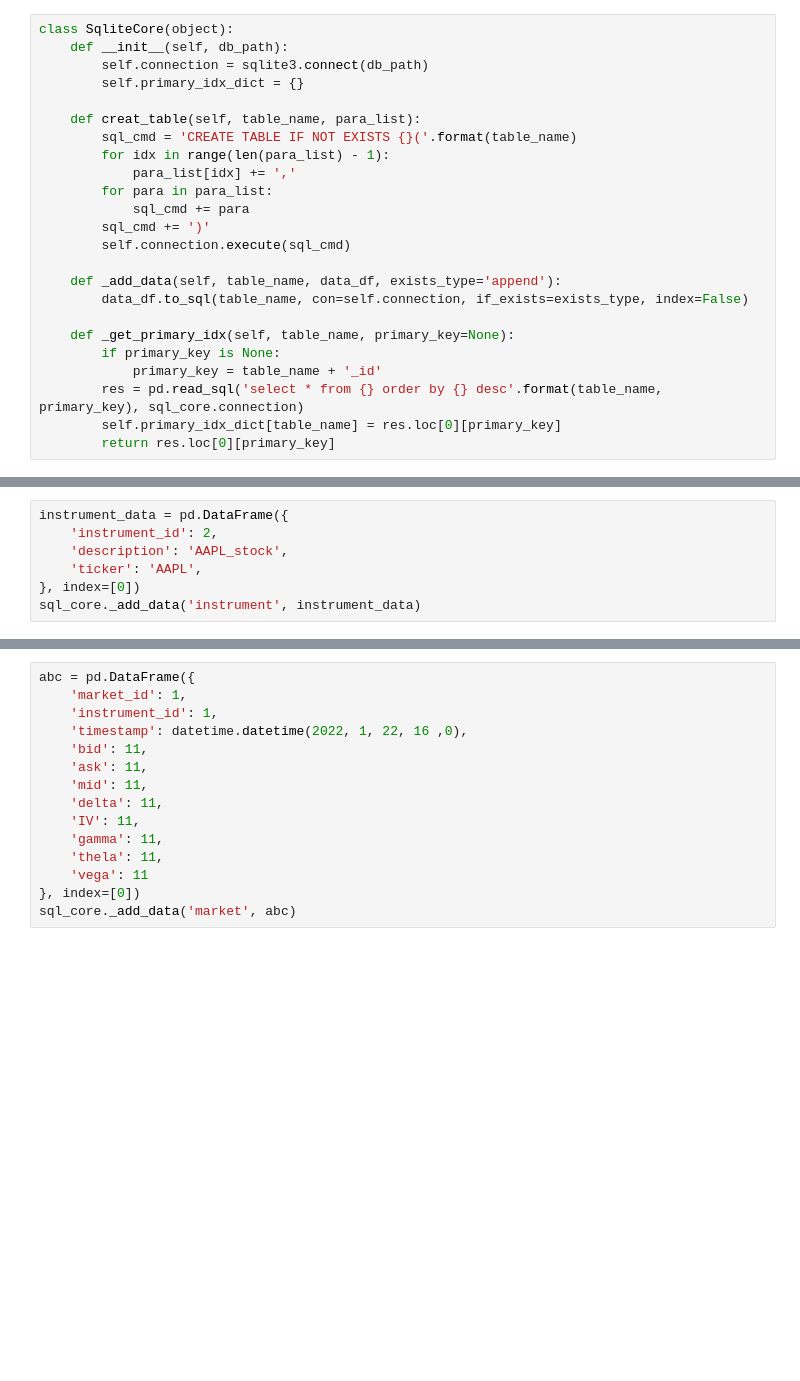
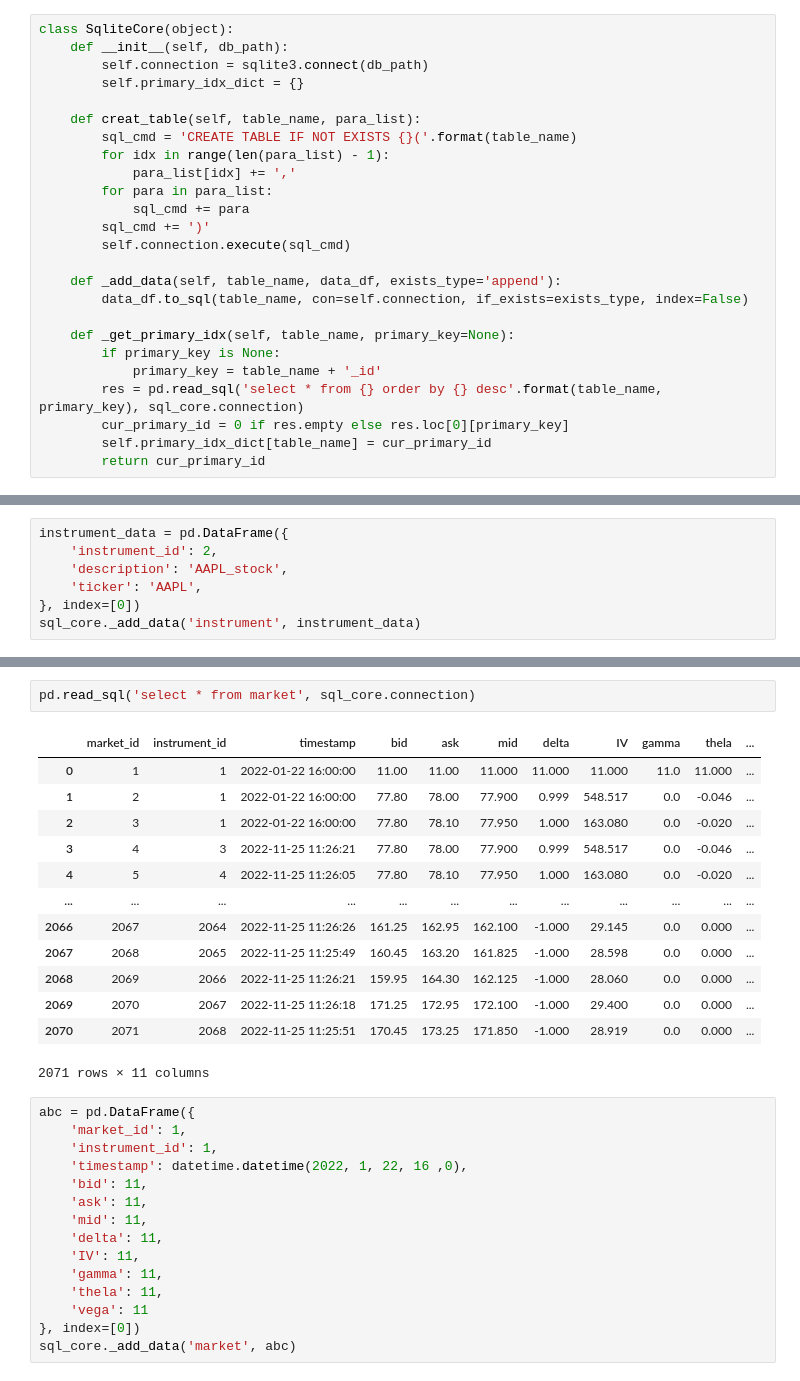
Before and after one commit to antcyg/12music, a Jupyter notebook: 221128/Untitled.ipynb, the cells around one changed output, grey strips where cells are left out. Drawn from its saved outputs; the diff is of its cells as text; blank space fills up the shorter version.

```diff
--- a/221128/Untitled.ipynb
+++ b/221128/Untitled.ipynb
@@ -26,8 +26,9 @@ class SqliteCore(object):
         if primary_key is None:
             primary_key = table_name + '_id'
         res = pd.read_sql('select * from {} order by {} desc'.format(table_name, primary_key), sql_core.connection)
-        self.primary_idx_dict[table_name] = res.loc[0][primary_key]
-        return res.loc[0][primary_key]
+        cur_primary_id = 0 if res.empty else res.loc[0][primary_key]
+        self.primary_idx_dict[table_name] = cur_primary_id
+        return cur_primary_id
 # %%
 sql_core = SqliteCore('test.db')
 sql_core.creat_table('instrument', [
@@ -151,3 +186,19 @@ pd.read_sql('select * from instrument', sql_core.connection)
+# %%
+pd.read_sql('select * from market', sql_core.connection)
+# %% [output]
+|  | market_id | instrument_id | timestamp | bid | ask | mid | delta | IV | gamma | thela | ... |
+| 0 | 1 | 1 | 2022-01-22 16:00:00 | 11.00 | 11.00 | 11.000 | 11.000 | 11.000 | 11.0 | 11.000 | ... |
+| 1 | 2 | 1 | 2022-01-22 16:00:00 | 77.80 | 78.00 | 77.900 | 0.999 | 548.517 | 0.0 | -0.046 | ... |
+| 2 | 3 | 1 | 2022-01-22 16:00:00 | 77.80 | 78.10 | 77.950 | 1.000 | 163.080 | 0.0 | -0.020 | ... |
+| 3 | 4 | 3 | 2022-11-25 11:26:21 | 77.80 | 78.00 | 77.900 | 0.999 | 548.517 | 0.0 | -0.046 | ... |
+| 4 | 5 | 4 | 2022-11-25 11:26:05 | 77.80 | 78.10 | 77.950 | 1.000 | 163.080 | 0.0 | -0.020 | ... |
+| ... | ... | ... | ... | ... | ... | ... | ... | ... | ... | ... | ... |
+| 2066 | 2067 | 2064 | 2022-11-25 11:26:26 | 161.25 | 162.95 | 162.100 | -1.000 | 29.145 | 0.0 | 0.000 | ... |
+| 2067 | 2068 | 2065 | 2022-11-25 11:25:49 | 160.45 | 163.20 | 161.825 | -1.000 | 28.598 | 0.0 | 0.000 | ... |
+| 2068 | 2069 | 2066 | 2022-11-25 11:26:21 | 159.95 | 164.30 | 162.125 | -1.000 | 28.060 | 0.0 | 0.000 | ... |
+| 2069 | 2070 | 2067 | 2022-11-25 11:26:18 | 171.25 | 172.95 | 172.100 | -1.000 | 29.400 | 0.0 | 0.000 | ... |
+| 2070 | 2071 | 2068 | 2022-11-25 11:25:51 | 170.45 | 173.25 | 171.850 | -1.000 | 28.919 | 0.0 | 0.000 | ... |
+2071 rows × 11 columns
 # %%
 abc = pd.DataFrame({
     'market_id': 1,
```
Also changed, not shown: parts of 5 cells of this notebook.
